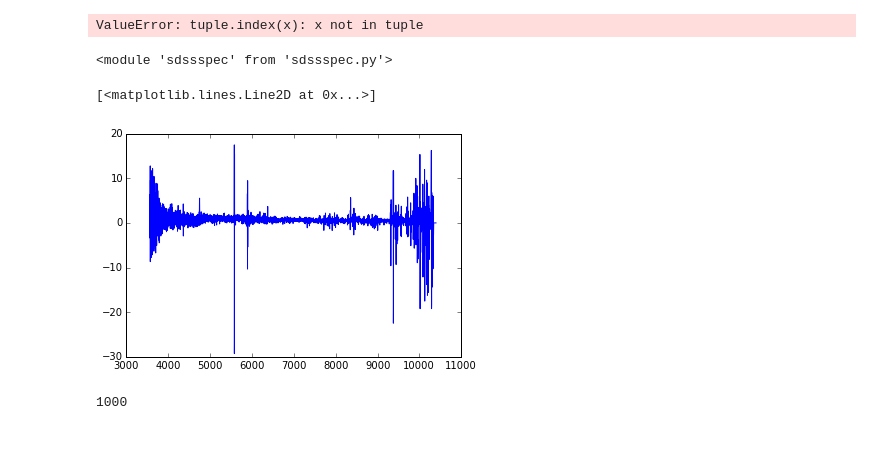
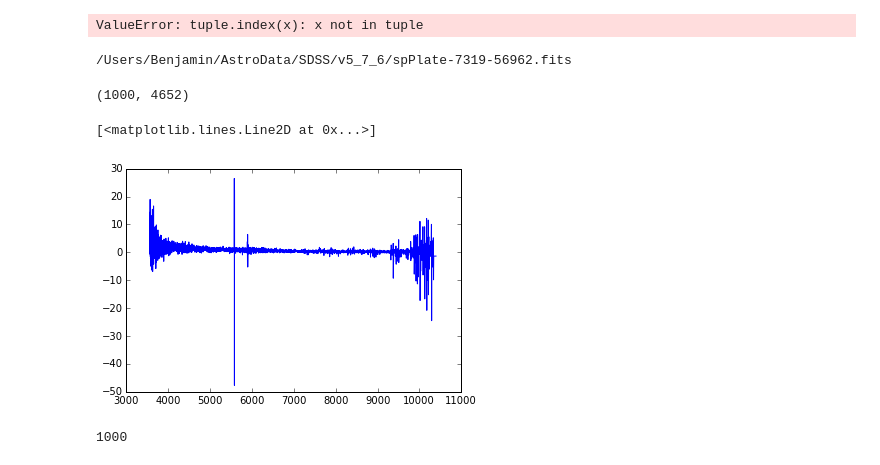
Before and after one commit to guangtunbenzhu/BGT-Cosmology, a Jupyter notebook: Spectroscopy/varioustests.ipynb, the cells around one changed output. Saved outputs shown, nothing was run; the diff lists cells and outputs as text; code cells hidden in the pictures.

```diff
--- a/Spectroscopy/varioustests.ipynb
+++ b/Spectroscopy/varioustests.ipynb
@@ -41,9 +41,7 @@ for thishdu in tryspplate_hdunames:
 ('lloglam', <type 'str'>)
 ValueError: tuple.index(x): x not in tuple
 # %%
-reload(sdssspec)
+import sdssspec
-# %% [output]
-<module 'sdssspec' from 'sdssspec.py'>
 # %%
 output = ('loglam', 'flux',)
 plate = 7319
@@ -51,15 +49,20 @@ mjd = 56962
 fiber = array([30, 40, 50])
 path = "/Users/Benjamin/AstroData/SDSS/v5_7_6"
 # %%
-results = sdssspec.readspec(plate, mjd, fiber, path, output)
+results = sdssspec.read_spec(plate, mjd, fiber, path, output)
+# %% [output]
+/Users/Benjamin/AstroData/SDSS/v5_7_6/spPlate-7319-56962.fits
 # %%
 flux = results['flux']
 loglam = results['loglam']
+flux.shape
+# %% [output]
+(1000, 4652)
 # %%
-plot(np.power(10., loglam), flux[2,:])
+plot(np.power(10., loglam), flux[7,:])
 # %% [output]
 [<matplotlib.lines.Line2D at 0x...>]
-[figure, old version]
+[figure, new version]
 # %%
 c0 = hdr['coeff0']
 c1 = hdr['coeff1']
```
Also changed, not shown: 16 other files.
